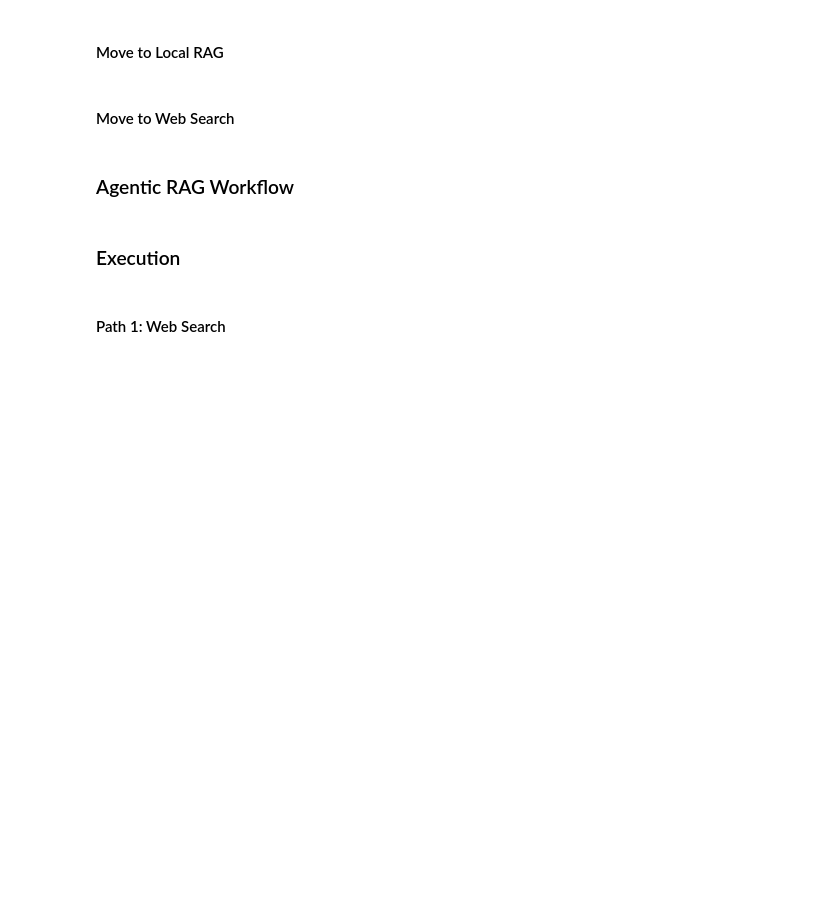
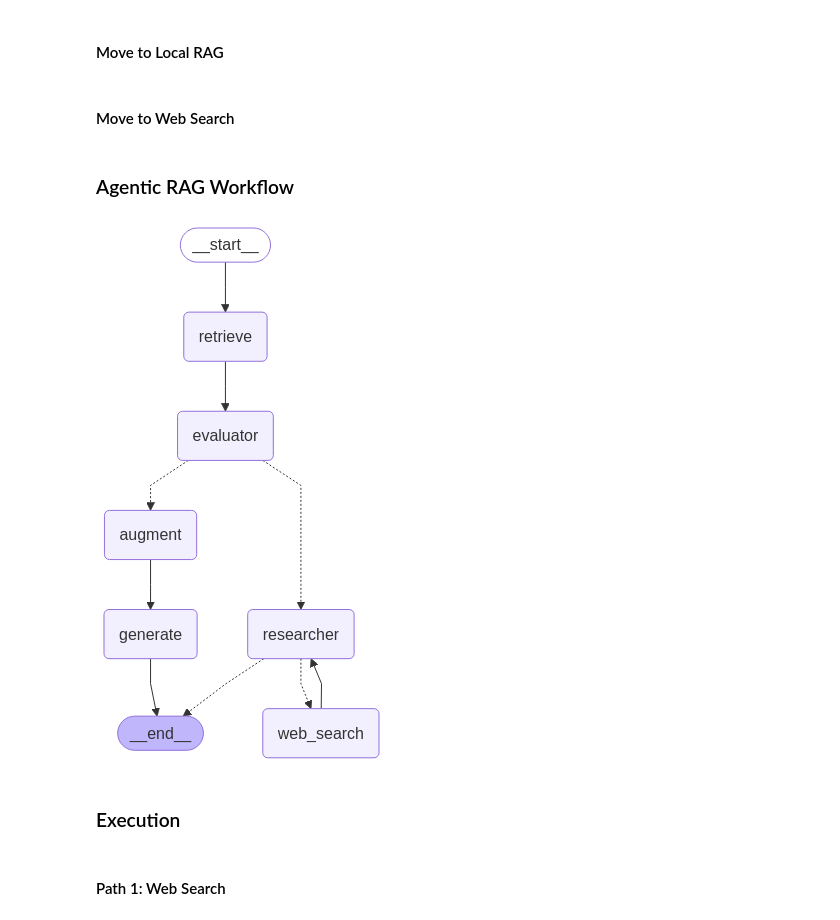
Before and after one commit to deepbiolab/agentic-ai-research, a Jupyter notebook: tutorials/knowledge-base-agent-with-langgraph/expand-knowledge/context/04-rag/05-agentic-rag.ipynb, the cells around one changed output. Saved outputs shown, nothing was run; the diff lists cells and outputs as text; code cells hidden in the pictures; blank space fills up the shorter version.

```diff
--- a/tutorials/knowledge-base-agent-with-langgraph/expand-knowledge/context/04-rag/05-agentic-rag.ipynb
+++ b/tutorials/knowledge-base-agent-with-langgraph/expand-knowledge/context/04-rag/05-agentic-rag.ipynb
@@ -196,7 +196,7 @@ def researcher(state: State):
 # %% [markdown]
 #### Move to Local RAG
 # %%
-def rag_router(state: MessagesState):
+def rag_router(state: State):
     search_required = state["search_required"]
     if search_required.lower() == "yes":
         return "researcher"
@@ -205,7 +205,7 @@ def rag_router(state: MessagesState):
 # %% [markdown]
 #### Move to Web Search
 # %%
-def tool_router(state: MessagesState):
+def tool_router(state: State):
     last_message = state["messages"][-1]
     if last_message.tool_calls:
         return "web_search"
@@ -256,11 +256,13 @@ workflow.add_edge("web_search", "researcher")
 
 graph = workflow.compile()
 # %%
-# display(
-#     Image(
-#         graph.get_graph().draw_mermaid_png()
-#     )
-# )
+display(
+    Image(
+        graph.get_graph().draw_mermaid_png()
+    )
+)
+# %% [output]
+[figure, added]
 # %% [markdown]
 ### Execution
 # %% [markdown]
```
Also changed, not shown: parts of 3 cells of this notebook.
